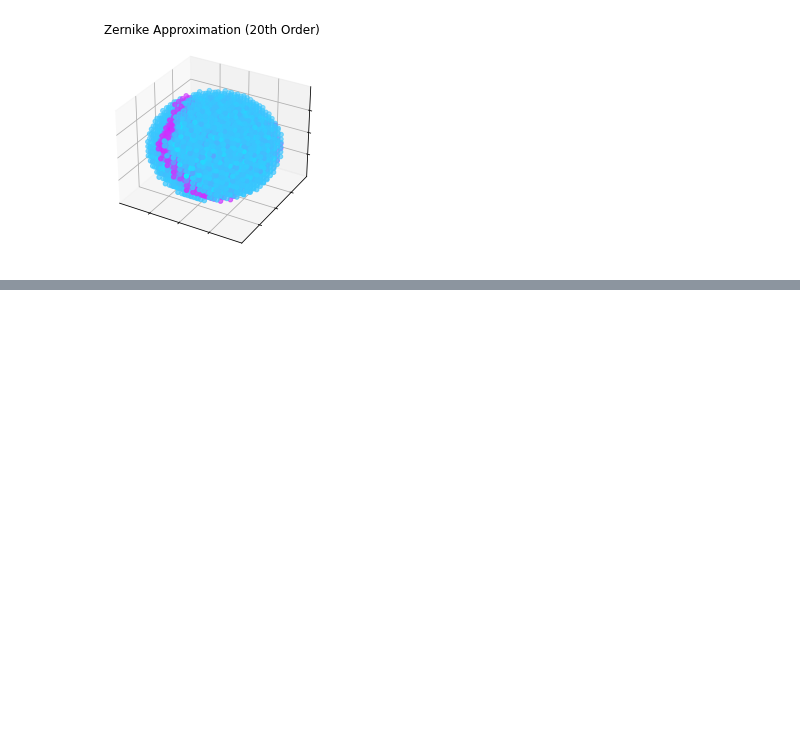
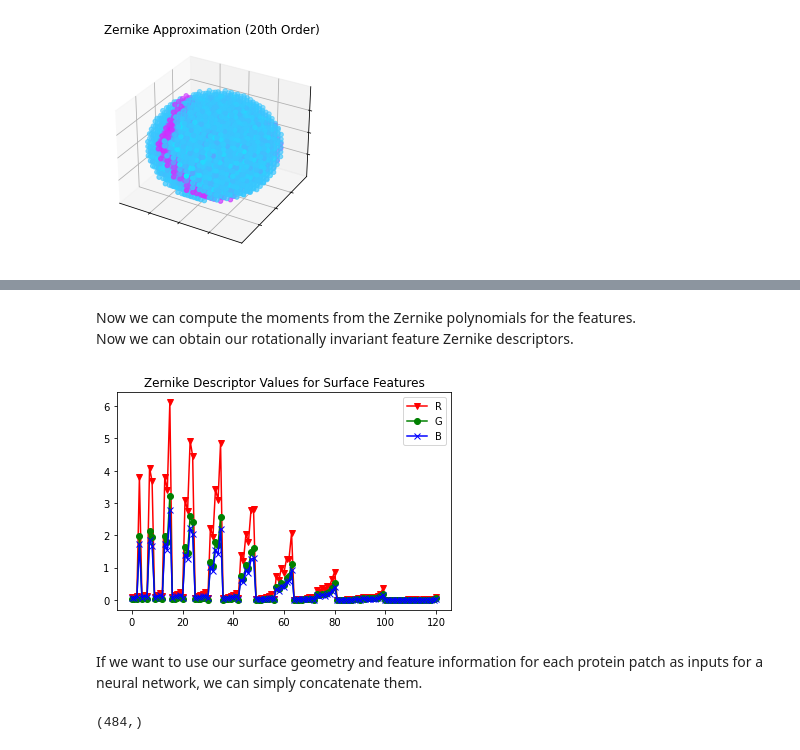
Before and after one commit to Emily-Baum/Protein_Patches, a Jupyter notebook: Examples/3D_Zernike_Patch_Example.ipynb, the cells around one changed output, grey strips where cells are left out. Cells and saved outputs as stored; diff of their text form; code cells hidden in the pictures; blank space fills up the shorter version.

```diff
--- a/Examples/3D_Zernike_Patch_Example.ipynb
+++ b/Examples/3D_Zernike_Patch_Example.ipynb
@@ -153,0 +225,25 @@ plt.show()
+# %% [markdown]
+Now we can compute the moments from the Zernike polynomials for the features. \
+Now we can obtain our rotationally invariant feature Zernike descriptors.
+# %%
+feature_moments = zernike_moments(z_polys,voxel_feat)
+
+zd_R = zernike_descriptor(feature_moments[:,0])
+zd_G = zernike_descriptor(feature_moments[:,1])
+zd_B = zernike_descriptor(feature_moments[:,2])
+# %%
+plt.plot(range(len(zd_R)),zd_R,'v-r',label='R')
+plt.plot(range(len(zd_G)),zd_G,'o-g',label='G')
+plt.plot(range(len(zd_B)),zd_B,'x-b',label='B')
+plt.title('Zernike Descriptor Values for Surface Features')
+plt.legend()
+plt.show()
+# %% [output]
+[figure, added]
+# %% [markdown]
+If we want to use our surface geometry and feature information for each protein patch as inputs for a neural network, we can simply concatenate them.
+# %%
+complete_descriptor = np.concatenate((zd,zd_R,zd_G,zd_B))
+np.shape(complete_descriptor)
+# %% [output]
+(484,)
```
Also changed, not shown: parts of 19 cells of this notebook.
